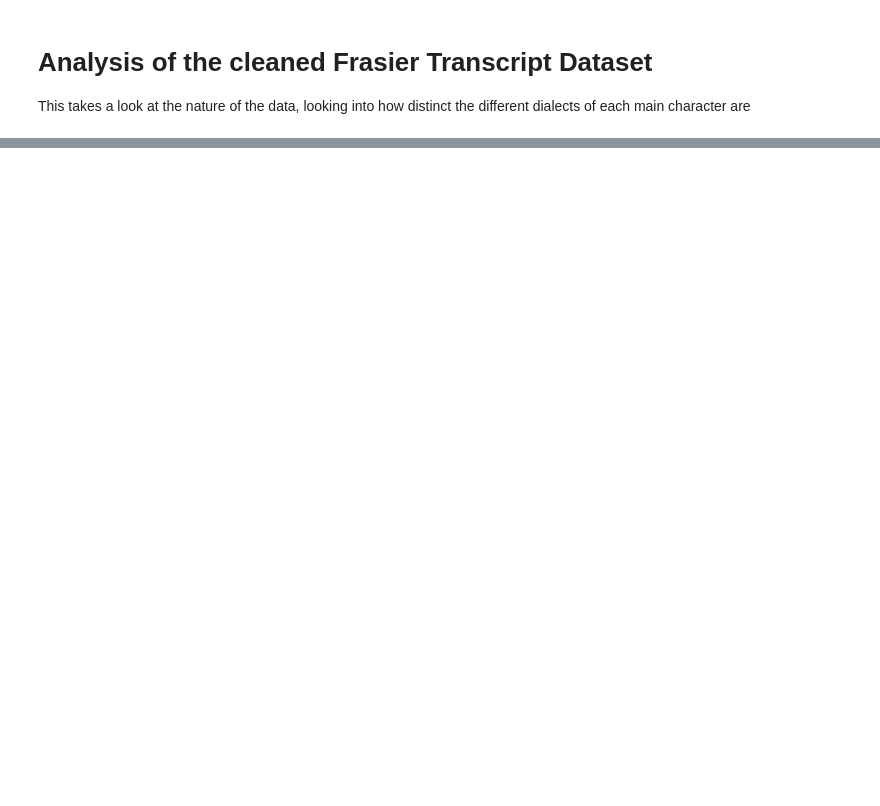
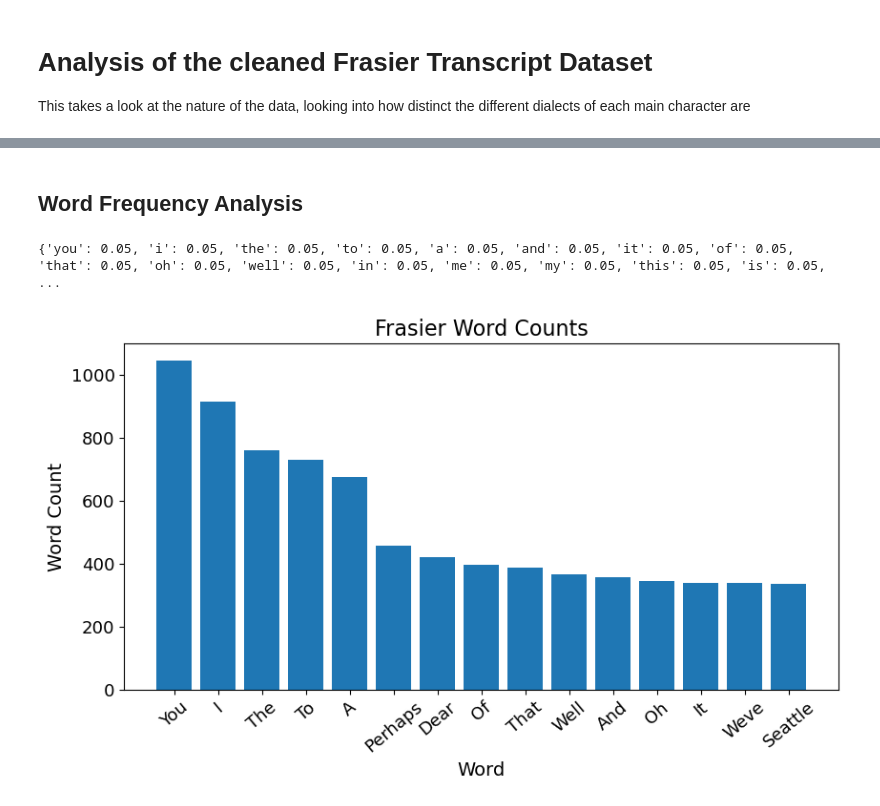
Before and after one commit to yearlongmason/FrasierNaiveBayes, a Jupyter notebook: transcriptAnalysis.ipynb, the cells around one changed output, grey strips where cells are left out. Saved outputs shown, nothing was run; the diff lists cells and outputs as text; code cells hidden in the pictures; blank space fills up the shorter version.

Commit message:
Worked on word frequency analysis

```diff
--- a/transcriptAnalysis.ipynb
+++ b/transcriptAnalysis.ipynb
@@ -16,7 +17,14 @@ data.head(3)
 | 0 | Frasier | listen to yourself bob you follow... | 1 | 1 | male | The Good Son | James Burrows | David Angell & Peter Casey & Davi... | 1993-09-16 | ... |
 | 1 | Roz | yes dr crane on line four we have... | 1 | 1 | female | The Good Son | James Burrows | David Angell & Peter Casey & Davi... | 1993-09-16 | ... |
 | 2 | Frasier | hello russell this is dr frasier ... | 1 | 1 | male | The Good Son | James Burrows | David Angell & Peter Casey & Davi... | 1993-09-16 | ... |
-# %%
-def wordFrequencyChart(character: str):
-    """This function makes a plot showing the word frequency of a specific character"""
-    pass
+# %% [markdown]
+## Word Frequency Analysis
+# %%
+def getNMostCommonWords(n: int) -> list[str]:
+    """This gets the top n most common words from a file containing most common english words"""
+    with open("./data/frasierWordCounts.txt") as file:
+        commonWords =  file.read()
+
+    # Get just the word from every pair
+    commonWords = [pair.split()[0] for pair in commonWords.split("\n")[:-1]]
+    return commonWords[:n]
@@ -22,0 +57,37 @@ def wordFrequencyChart(character: str):
+# %%
+def wordFrequencyChart(data, character: str, numWordsDisplay: int=None, topNWeightedWords=None, wordWeight=.1):
+    """This function makes a plot showing the word frequency of a specific character"""
+    # Create plot
+    fig, ax = plt.subplots(figsize=(10,6))
+    fig.tight_layout(pad=7.5)
+    fig.set_facecolor('White')
+
+    # Get word weights
+    wordWeights = {}
+    for word in getNMostCommonWords(topNWeightedWords):
+        wordWeights[word] = wordWeight
+
+    print(wordWeights)
+    # Get word counts for character
+    characterCounts = list(getWordCounts(data, character, wordWeights).items())
+    characterCounts.sort(key=lambda wordCount: wordCount[1], reverse=True)
+    # If a max number of words is specified then select only those words
+    if numWordsDisplay:
+        characterCounts = characterCounts[:numWordsDisplay]
+
+    # Get the words and frequencies on their own
+    words = [x[0].title() for x in characterCounts]
+    frequencies = [x[1] for x in characterCounts]
+
+    # Create bars
+    ax.bar(words, frequencies)
+    ax.set_xlabel("Word", fontsize=14)
+    ax.set_ylabel("Word Count", fontsize=14)
+    ax.set_title(f'{character.title()} Word Counts', fontsize = 16)
+    ax.tick_params(axis='both', which='major', labelsize=13)
+    ax.set_xticklabels(words, rotation=40)
+
+wordFrequencyChart(data, "Frasier", 15, 250, .05)
+# %% [output]
+{'you': 0.05, 'i': 0.05, 'the': 0.05, 'to': 0.05, 'a': 0.05, 'and': 0.05, 'it': 0.05, 'of': 0.05, 'that': 0.05, 'oh': 0.05, 'well': 0.05, 'in': 0.05, 'me': 0.05, 'my': 0.05, 'this': 0.05, 'is': 0.05,  ...
+[figure, added]
```
Also changed, not shown: parts of 2 cells of this notebook, 1 other file.
